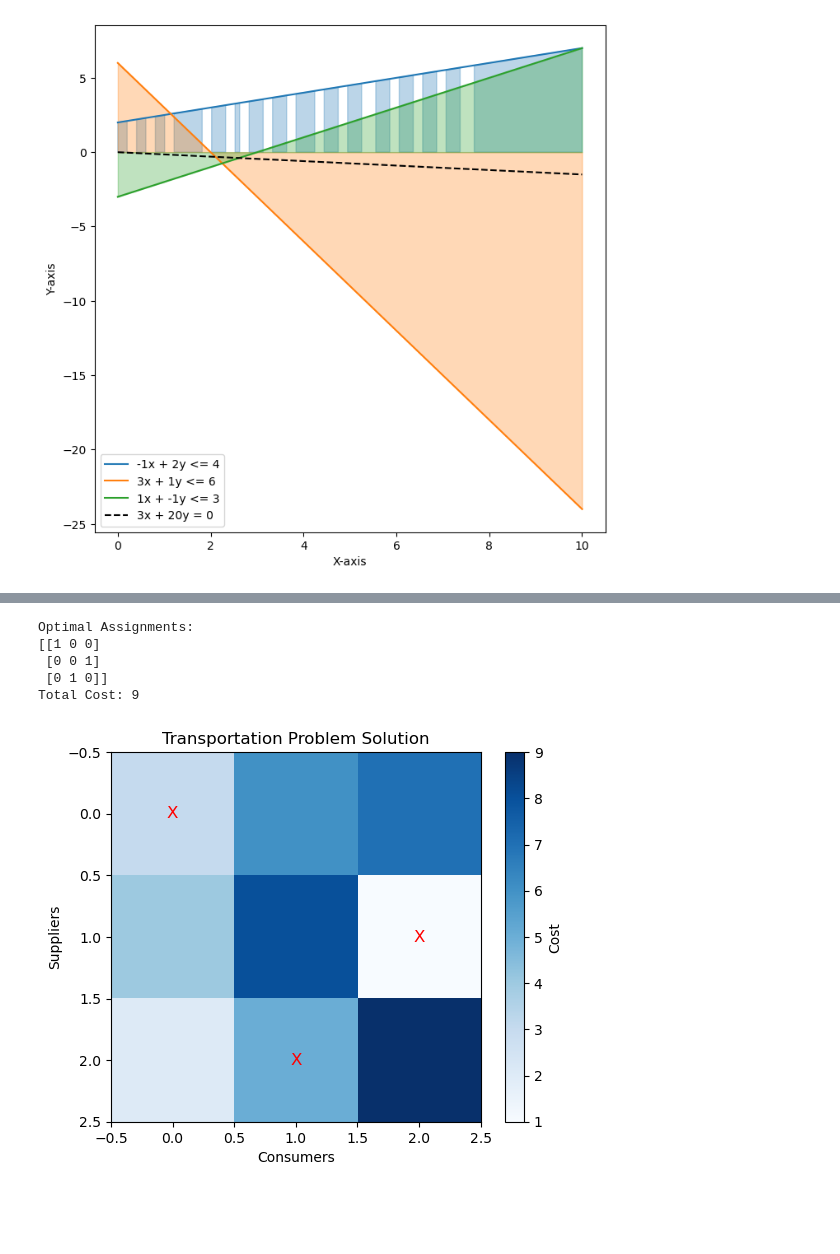
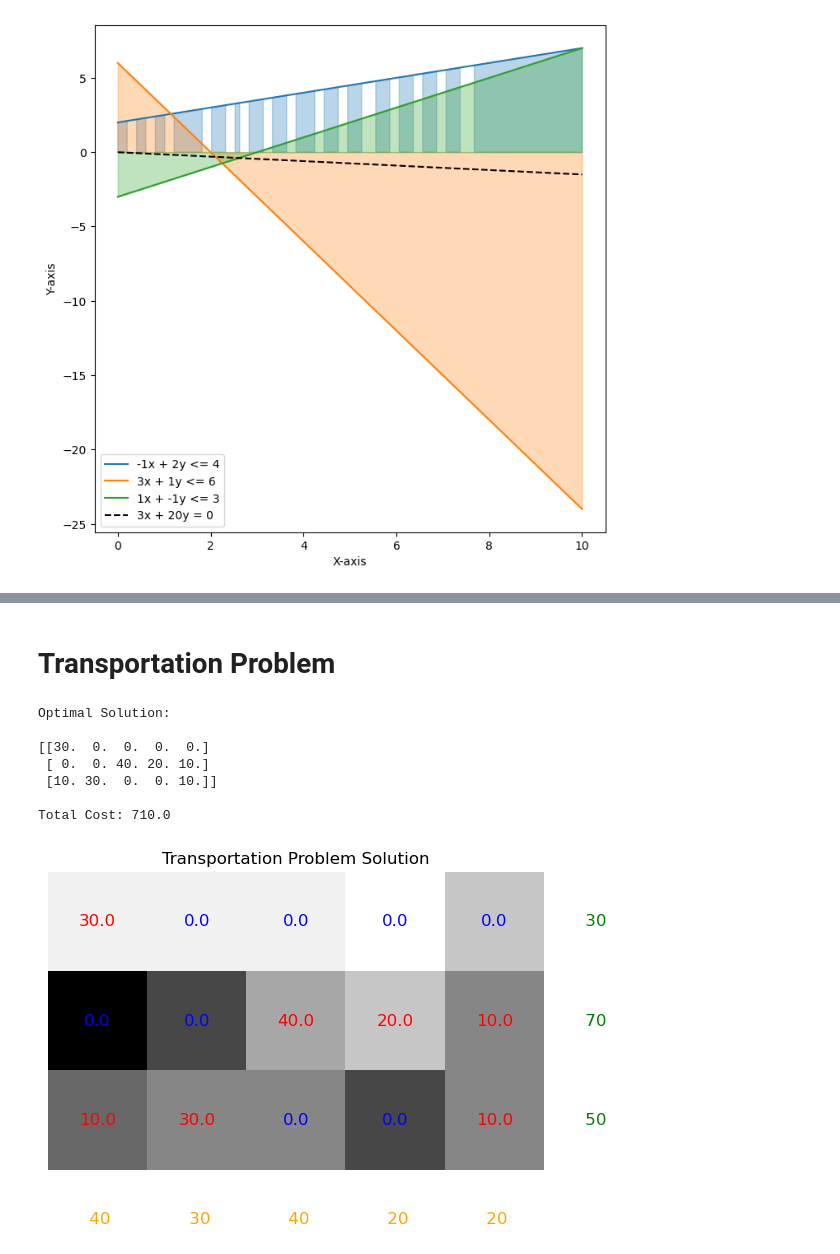
Before and after one commit to ragu8/Linear-Programming, a Jupyter notebook: Examples.ipynb, the cells around one changed output, grey strips where cells are left out. Drawn from its saved outputs; the diff is of its cells as text; code cells hidden in the pictures; blank space fills up the shorter version.

```diff
--- a/Linear Programming.ipynb
+++ b/Examples.ipynb
@@ -167,51 +51,20 @@ Objective Value: 32.14285714285714
+# %% [markdown]
+# Transportation Problem
 # %%
-import numpy as np
-from scipy.optimize import linear_sum_assignment
-import matplotlib.pyplot as plt
-
-def transportation_problem(cost_matrix, supplies, demands):
-    # Solve the transportation problem using linear_sum_assignment
-    _, assignment = linear_sum_assignment(cost_matrix)
-
-    # Extract optimal assignment
-    assignments = np.zeros_like(cost_matrix)
-    assignments[np.arange(len(assignment)), assignment] = 1
-
-    # Calculate total cost
-    total_cost = np.sum(assignments * cost_matrix)
-
-    return assignments, total_cost
-
-def plot_transportation_result(cost_matrix, assignments):
-    plt.imshow(cost_matrix, cmap='Blues', interpolation='nearest', origin='upper')
-    for i in range(assignments.shape[0]):
-        for j in range(assignments.shape[1]):
-            if assignments[i, j] == 1:
-                plt.text(j, i, 'X', color='red', ha='center', va='center', fontsize=12)
-
-    plt.xlabel('Consumers')
-    plt.ylabel('Suppliers')
-    plt.title('Transportation Problem Solution')
-    plt.colorbar(label='Cost')
-    plt.show()
-
-# Example
-cost_matrix = np.array([[3, 6, 7], [4, 8, 1], [2, 5, 9]])
-supplies = np.array([20, 30, 50])
-demands = np.array([30, 40, 30])
-
-assignments, total_cost = transportation_problem(cost_matrix, supplies, demands)
-
-print("Optimal Assignments:")
-print(assignments)
-print("Total Cost:", total_cost)
-
-# Plot the result
-plot_transportation_result(cost_matrix, assignments)
+cost_matrix = [
+    [2, 2, 2, 1, 4],
+    [10, 8, 5, 4, 6],
+    [7, 6, 6, 8, 6]
+]
+supply = [30, 70, 50]
+demand = [40, 30, 40, 20, 20]
+transportation(supply, demand, cost_matrix)
 # %% [output]
-Optimal Assignments:
-[[1 0 0]
- [0 0 1]
- [0 1 0]]
-Total Cost: 9
+Optimal Solution:
+
+[[30.  0.  0.  0.  0.]
+ [ 0.  0. 40. 20. 10.]
+ [10. 30.  0.  0. 10.]]
+
+Total Cost: 710.0
-[figure, old version]
+[figure, new version]
```
Also changed, not shown: parts of 12 cells of this notebook, 6 other files.
